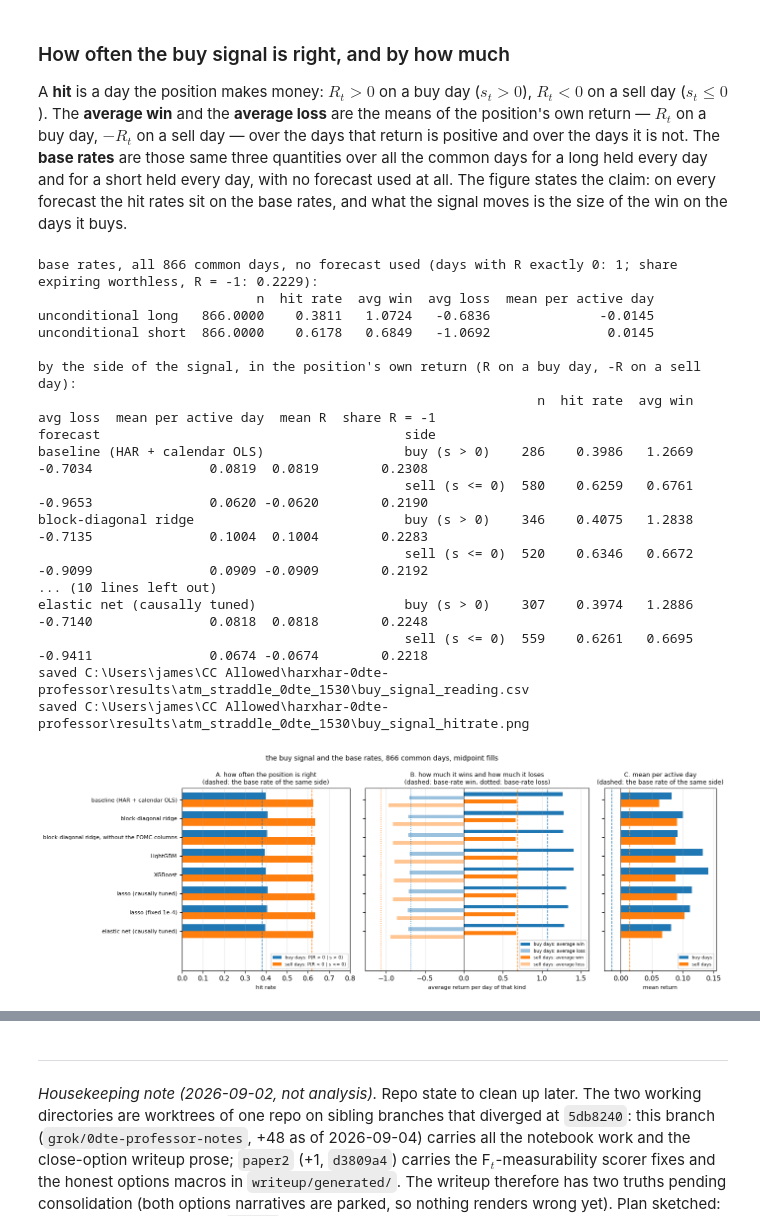
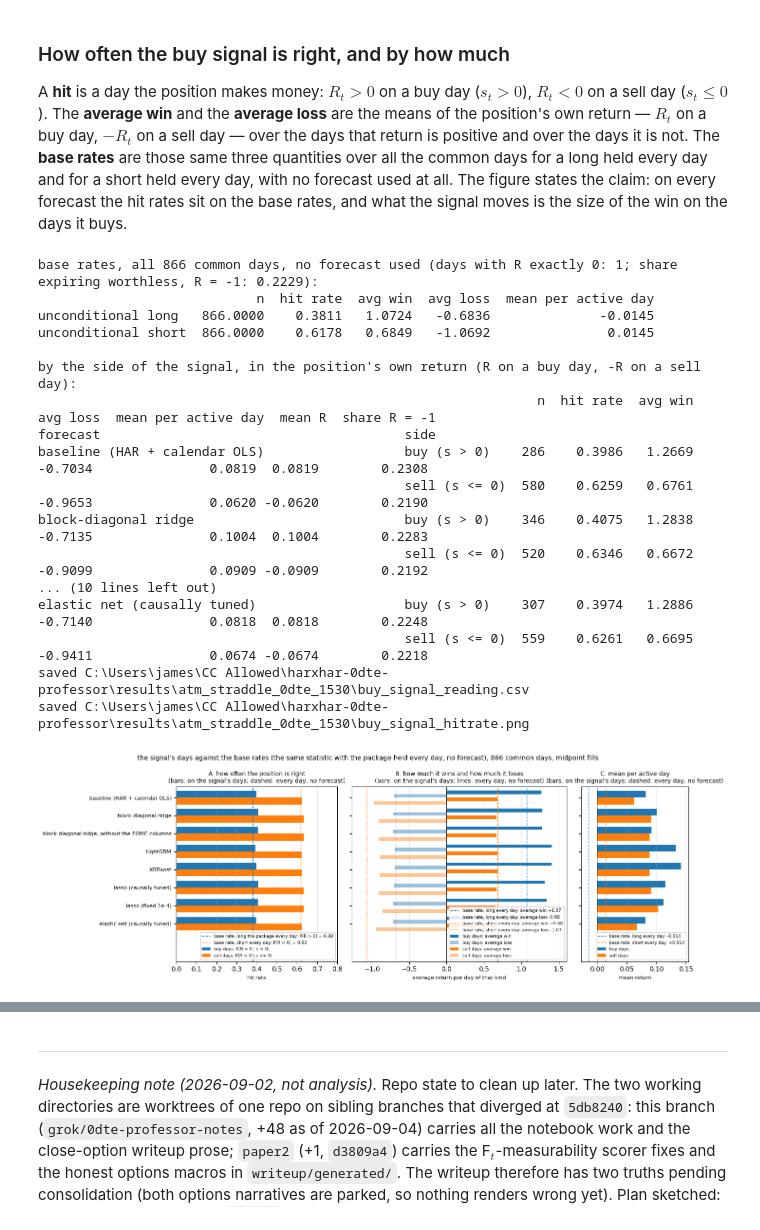
Before and after one commit to jamesdchen/harxhar-clean, a Jupyter notebook: notebooks/atm_straddle_rv_iv.ipynb, the cells around one changed output, grey strips where cells are left out. Cells and saved outputs as stored; diff of their text form; code cells hidden in the pictures.

```diff
--- a/notebooks/atm_straddle_rv_iv.ipynb
+++ b/notebooks/atm_straddle_rv_iv.ipynb
@@ -2209,13 +2001,15 @@ def _dress(ax, title, xlab):
 
 axA.barh(ys - 0.19, _col("buy (s > 0)", "hit rate"), 0.38, color="C0", label="buy days: P(R > 0 | s > 0)")
 axA.barh(ys + 0.19, _col("sell (s <= 0)", "hit rate"), 0.38, color="C1", label="sell days: P(R < 0 | s <= 0)")
-axA.axvline(REF["unconditional long"]["hit rate"], color="C0", ls="--", lw=1.0)
-axA.axvline(REF["unconditional short"]["hit rate"], color="C1", ls="--", lw=1.0)
+axA.axvline(REF["unconditional long"]["hit rate"], color="C0", ls="--", lw=1.0,
+            label=f"base rate, long the package every day: P(R > 0) = {REF['unconditional long']['hit rate']:.2f}")
+axA.axvline(REF["unconditional short"]["hit rate"], color="C1", ls="--", lw=1.0,
+            label=f"base rate, short every day: P(R < 0) = {REF['unconditional short']['hit rate']:.2f}")
 axA.set_yticks(ys)
 axA.set_yticklabels(names, fontsize=8)
 axA.set_ylim(len(names) + 1.1, -0.6)          # room under the last row for the legend
 axA.set_xlim(0.0, 0.8)
-_dress(axA, "A. how often the position is right\n(dashed: the base rate of the same side)", "hit rate")
+_dress(axA, "A. how often the position is right\n(bars: on the signal's days; dashed: every day, no forecast)", "hit rate")
 
 
 def _pad_x(ax, vals):
@@ -2230,48 +2024,50 @@ SERIES_B = (("buy (s > 0)", "avg win", "C0", 1.0, "buy days: average win"),
             ("sell (s <= 0)", "avg loss", "C1", 0.45, "sell days: average loss"))
 for k, (side, col, c, a, lab) in enumerate(SERIES_B):
     axB.barh(ys + (k - 1.5) * 0.2, _col(side, col), 0.2, color=c, alpha=a, label=lab)
-for ref, c in (("unconditional long", "C0"), ("unconditional short", "C1")):
-    axB.axvline(REF[ref]["avg win"], color=c, ls="--", lw=1.0)
-    axB.axvline(REF[ref]["avg loss"], color=c, ls=":", lw=1.0)
+for ref, c, who in (("unconditional long", "C0", "long every day"), ("unconditional short", "C1", "short every day")):
+    axB.axvline(REF[ref]["avg win"], color=c, ls="--", lw=1.0, label=f"base rate, {who}: average win {REF[ref]['avg win']:+.2f}")
+    axB.axvline(REF[ref]["avg loss"], color=c, ls=":", lw=1.0, label=f"base rate, {who}: average loss {REF[ref]['avg loss']:+.2f}")
 axB.axvline(0.0, color="k", lw=0.6)
 _pad_x(axB, [v for side, col, *_ in SERIES_B for v in _col(side, col)]
        + [REF[r][c] for r in REF for c in ("avg win", "avg loss")])
-_dress(axB, "B. how much it wins and how much it loses\n(dashed: base-rate win, dotted: base-rate loss)",
+_dress(axB, "B. how much it wins and how much it loses\n(bars: on the signal's days; lines: every day, no forecast)",
        "average return per day of that kind")
 
 axC.barh(ys - 0.19, _col("buy (s > 0)", "mean per active day"), 0.38, color="C0", label="buy days")
 axC.barh(ys + 0.19, _col("sell (s <= 0)", "mean per active day"), 0.38, color="C1", label="sell days")
-axC.axvline(REF["unconditional long"]["mean per active day"], color="C0", ls="--", lw=1.0)
-axC.axvline(REF["unconditional short"]["mean per active day"], color="C1", ls="--", lw=1.0)
+axC.axvline(REF["unconditional long"]["mean per active day"], color="C0", ls="--", lw=1.0,
+            label=f"base rate, long every day: {REF['unconditional long']['mean per active day']:+.3f}")
+axC.axvline(REF["unconditional short"]["mean per active day"], color="C1", ls="--", lw=1.0,
+            label=f"base rate, short every day: {REF['unconditional short']['mean per active day']:+.3f}")
 axC.axvline(0.0, color="k", lw=0.6)
 _pad_x(axC, _col("buy (s > 0)", "mean per active day") + _col("sell (s <= 0)", "mean per active day")
        + [REF[r]["mean per active day"] for r in REF] + [0.0])
-_dress(axC, "C. mean per active day\n(dashed: the base rate of the same side)", "mean return")
+_dress(axC, "C. mean per active day\n(bars: on the signal's days; dashed: every day, no forecast)", "mean return")
 
-fig.suptitle("the buy signal and the base rates, "
+fig.suptitle("the signal's days against the base rates (the same statistic with the package held every day, no forecast), "
              f"{len(common)} common days, midpoint fills", fontsize=10)
 fig.tight_layout()
 fig.savefig(OUT / "buy_signal_hitrate.png", dpi=120, bbox_inches="tight")
 print("saved", OUT / "buy_signal_hitrate.png")
 display(fig)
 plt.close(fig)
 # %% [output]
 base rates, all 866 common days, no forecast used (days with R exactly 0: 1; share expiring worthless, R = -1: 0.2229):
                             n  hit rate  avg win  avg loss  mean per active day
 unconditional long   866.0000    0.3811   1.0724   -0.6836              -0.0145
 unconditional short  866.0000    0.6178   0.6849   -1.0692               0.0145
 
 by the side of the signal, in the position's own return (R on a buy day, -R on a sell day):
                                                                 n  hit rate  avg win  avg loss  mean per active day  mean R  share R = -1
 forecast                                       side
 baseline (HAR + calendar OLS)                  buy (s > 0)    286    0.3986   1.2669   -0.7034               0.0819  0.0819        0.2308
                                                sell (s <= 0)  580    0.6259   0.6761   -0.9653               0.0620 -0.0620        0.2190
 block-diagonal ridge                           buy (s > 0)    346    0.4075   1.2838   -0.7135               0.1004  0.1004        0.2283
                                                sell (s <= 0)  520    0.6346   0.6672   -0.9099               0.0909 -0.0909        0.2192
 ... (10 lines left out)
 elastic net (causally tuned)                   buy (s > 0)    307    0.3974   1.2886   -0.7140               0.0818  0.0818        0.2248
                                                sell (s <= 0)  559    0.6261   0.6695   -0.9411               0.0674 -0.0674        0.2218
 saved C:\Users\james\CC Allowed\harxhar-0dte-professor\results\atm_straddle_0dte_1530\buy_signal_reading.csv
 saved C:\Users\james\CC Allowed\harxhar-0dte-professor\results\atm_straddle_0dte_1530\buy_signal_hitrate.png
-[figure, old version]
+[figure, new version]
 # %% [markdown]
```
Also changed, not shown: parts of 17 cells of this notebook, 2 other files.
